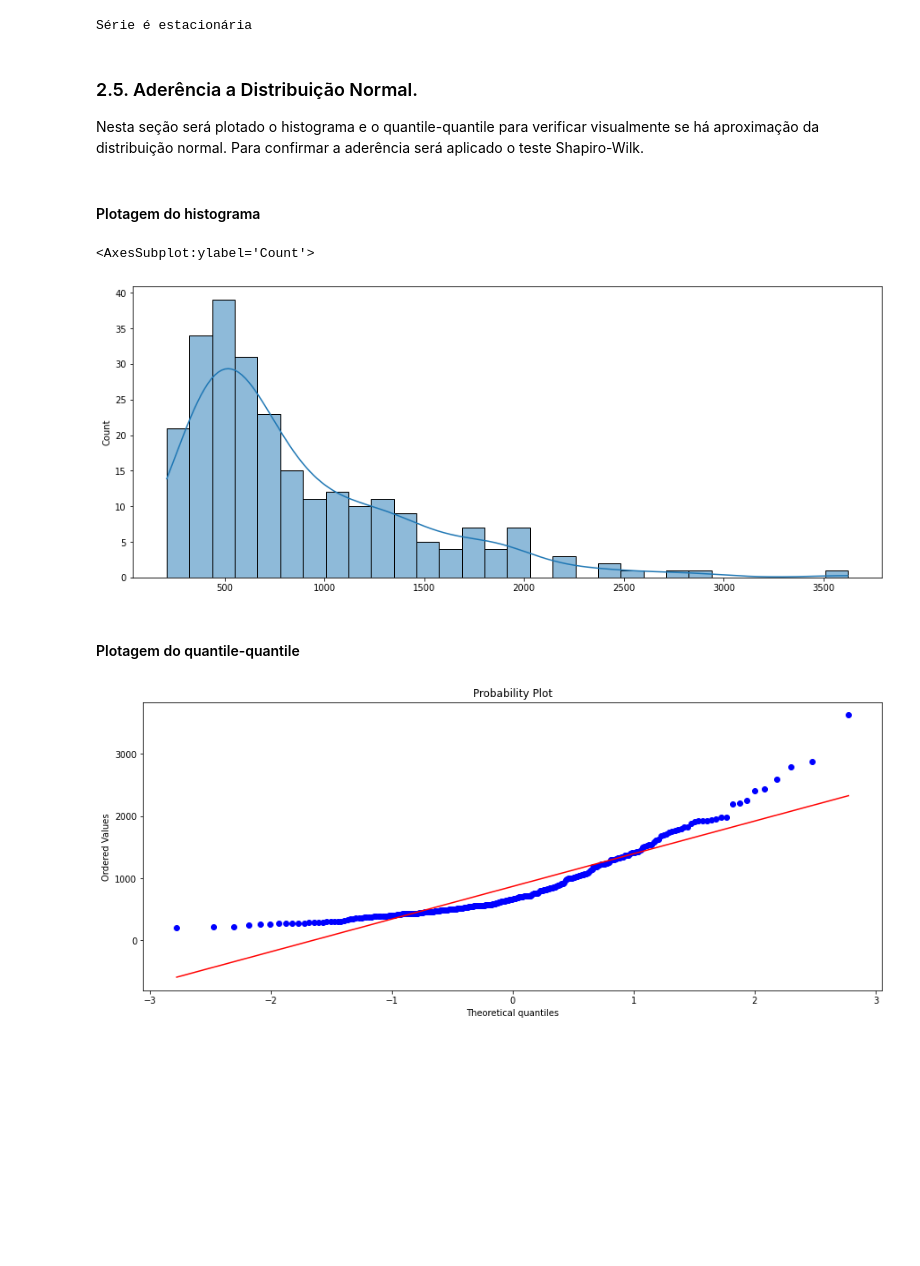
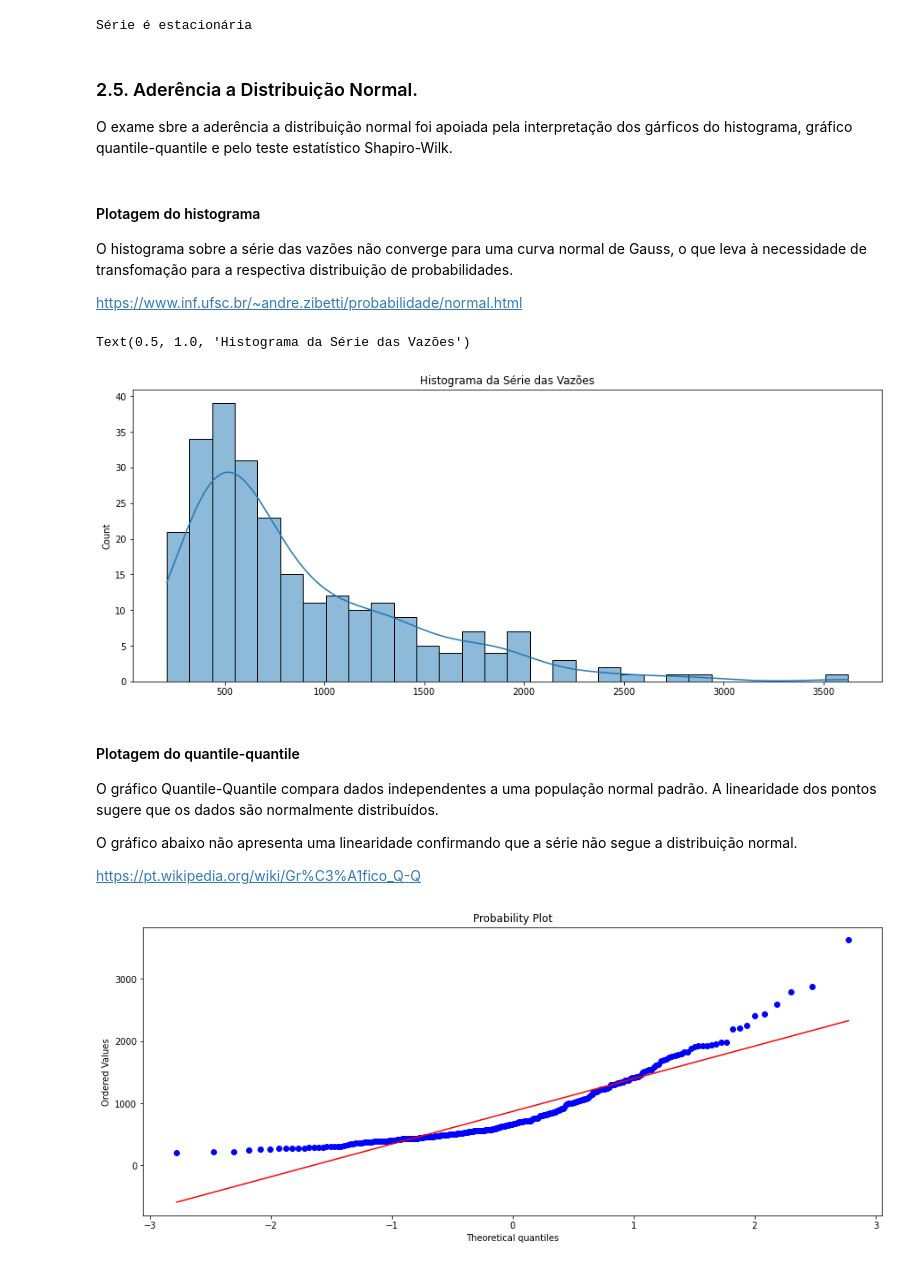
Before and after one commit to yscosta/Previsao-de-Vazoes-de-Rios, a Jupyter notebook: Previsao-de-Vazoes-de-Rios.ipynb, the cells around one changed output. Cells and saved outputs as stored; diff of their text form; code cells hidden in the pictures; blank space fills up the shorter version.

```diff
--- a/Previsao-de-Vazoes-de-Rios.ipynb
+++ b/Previsao-de-Vazoes-de-Rios.ipynb
@@ -163,16 +181,27 @@ Série é estacionária
 # %% [markdown]
 ### 2.5. Aderência a Distribuição Normal.
 
-Nesta seção será plotado o histograma e o quantile-quantile para verificar visualmente se há aproximação da distribuição normal. Para confirmar a aderência será aplicado o teste Shapiro-Wilk.
+O exame sbre a aderência a distribuição normal foi apoiada pela interpretação dos gárficos do histograma, gráfico quantile-quantile e pelo teste estatístico Shapiro-Wilk.
 # %% [markdown]
 #### Plotagem do histograma
+
+O histograma sobre a série das vazões não converge para uma curva normal de Gauss, o que leva à necessidade de transfomação para a respectiva distribuição de probabilidades.
+
+https://www.inf.ufsc.br/~andre.zibetti/probabilidade/normal.html
 # %%
 sns.histplot(data=data.Vazao.values, kde=True, bins=30)
+plt.title('Histograma da Série das Vazões')
 # %% [output]
-<AxesSubplot:ylabel='Count'>
+Text(0.5, 1.0, 'Histograma da Série das Vazões')
-[figure, old version]
+[figure, new version]
 # %% [markdown]
 #### Plotagem do quantile-quantile
+
+O gráfico Quantile-Quantile compara dados independentes a uma população normal padrão. A linearidade dos pontos sugere que os dados são normalmente distribuídos.
+
+O gráfico abaixo não apresenta uma linearidade confirmando que a série não segue a distribuição normal.
+
+https://pt.wikipedia.org/wiki/Gr%C3%A1fico_Q-Q
 # %%
 stats.probplot(data.Vazao.values, dist="norm", plot=plt)
 plt.show()
```
Also changed, not shown: parts of 27 cells of this notebook.
